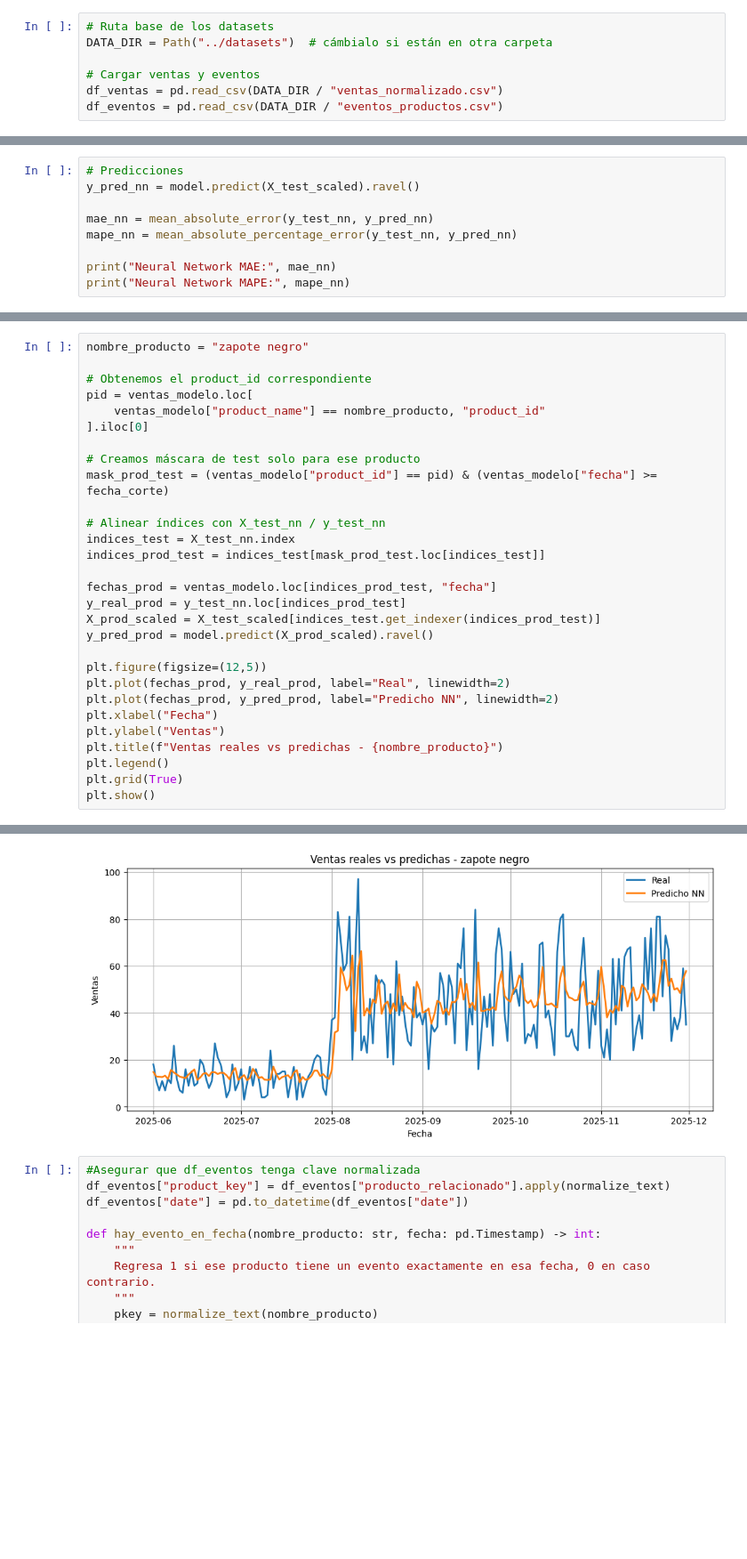
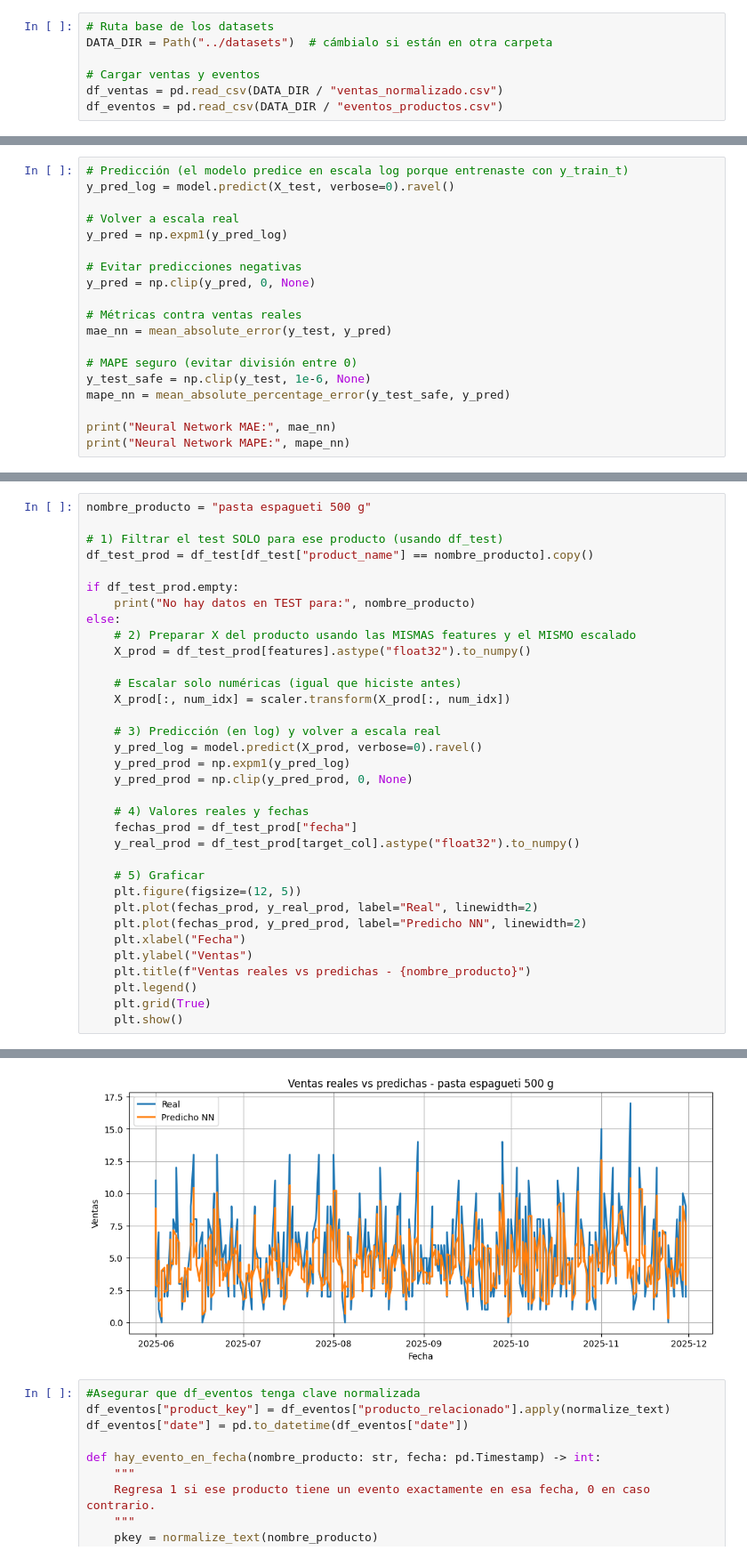
Before and after one commit to Fercho1407/proyectoTerminal, a Jupyter notebook: modelo/modelo.ipynb, the cells around one changed output, grey strips where cells are left out. Shown: that part at 89% size. Cells and saved outputs as stored; diff of their text form; blank space fills up the shorter version.

Commit message:
Modificacion del modelo para mejorar la precision aunque para ventas volatiles como frutas y verduras es poco el acierto

```diff
--- a/modelo/modelo.ipynb
+++ b/modelo/modelo.ipynb
@@ -296,9 +311,19 @@ Epoch 11/200
 # %%
-# Predicciones
-y_pred_nn = model.predict(X_test_scaled).ravel()
+# Predicción (el modelo predice en escala log porque entrenaste con y_train_t)
+y_pred_log = model.predict(X_test, verbose=0).ravel()
 
-mae_nn = mean_absolute_error(y_test_nn, y_pred_nn)
-mape_nn = mean_absolute_percentage_error(y_test_nn, y_pred_nn)
+# Volver a escala real
+y_pred = np.expm1(y_pred_log)
+
+# Evitar predicciones negativas
+y_pred = np.clip(y_pred, 0, None)
+
+# Métricas contra ventas reales
+mae_nn = mean_absolute_error(y_test, y_pred)
+
+# MAPE seguro (evitar división entre 0)
+y_test_safe = np.clip(y_test, 1e-6, None)
+mape_nn = mean_absolute_percentage_error(y_test_safe, y_pred)
 
 print("Neural Network MAE:", mae_nn)
 print("Neural Network MAPE:", mape_nn)
@@ -333,30 +361,35 @@ plt.show()
 # %%
-nombre_producto = "zapote negro"
+nombre_producto = "pasta espagueti 500 g"
 
-# Obtenemos el product_id correspondiente
-pid = ventas_modelo.loc[
-    ventas_modelo["product_name"] == nombre_producto, "product_id"
-].iloc[0]
+# 1) Filtrar el test SOLO para ese producto (usando df_test)
+df_test_prod = df_test[df_test["product_name"] == nombre_producto].copy()
 
-# Creamos máscara de test solo para ese producto
-mask_prod_test = (ventas_modelo["product_id"] == pid) & (ventas_modelo["fecha"] >= fecha_corte)
+if df_test_prod.empty:
+    print("No hay datos en TEST para:", nombre_producto)
+else:
+    # 2) Preparar X del producto usando las MISMAS features y el MISMO escalado
+    X_prod = df_test_prod[features].astype("float32").to_numpy()
 
-# Alinear índices con X_test_nn / y_test_nn
-indices_test = X_test_nn.index
-indices_prod_test = indices_test[mask_prod_test.loc[indices_test]]
+    # Escalar solo numéricas (igual que hiciste antes)
+    X_prod[:, num_idx] = scaler.transform(X_prod[:, num_idx])
 
-fechas_prod = ventas_modelo.loc[indices_prod_test, "fecha"]
-y_real_prod = y_test_nn.loc[indices_prod_test]
-X_prod_scaled = X_test_scaled[indices_test.get_indexer(indices_prod_test)]
-y_pred_prod = model.predict(X_prod_scaled).ravel()
+    # 3) Predicción (en log) y volver a escala real
+    y_pred_log = model.predict(X_prod, verbose=0).ravel()
+    y_pred_prod = np.expm1(y_pred_log)
+    y_pred_prod = np.clip(y_pred_prod, 0, None)
 
-plt.figure(figsize=(12,5))
-plt.plot(fechas_prod, y_real_prod, label="Real", linewidth=2)
-plt.plot(fechas_prod, y_pred_prod, label="Predicho NN", linewidth=2)
-plt.xlabel("Fecha")
-plt.ylabel("Ventas")
-plt.title(f"Ventas reales vs predichas - {nombre_producto}")
-plt.legend()
-plt.grid(True)
-plt.show()
+    # 4) Valores reales y fechas
+    fechas_prod = df_test_prod["fecha"]
+    y_real_prod = df_test_prod[target_col].astype("float32").to_numpy()
+
+    # 5) Graficar
+    plt.figure(figsize=(12, 5))
+    plt.plot(fechas_prod, y_real_prod, label="Real", linewidth=2)
+    plt.plot(fechas_prod, y_pred_prod, label="Predicho NN", linewidth=2)
+    plt.xlabel("Fecha")
+    plt.ylabel("Ventas")
+    plt.title(f"Ventas reales vs predichas - {nombre_producto}")
+    plt.legend()
+    plt.grid(True)
+    plt.show()
 # %% [output]
@@ -364,4 +396,4 @@ plt.show()
-[figure, old version]
+[figure, new version]
 # %%
 #Asegurar que df_eventos tenga clave normalizada
 df_eventos["product_key"] = df_eventos["producto_relacionado"].apply(normalize_text)
```
Also changed, not shown: parts of 17 cells of this notebook, 2 other files.
